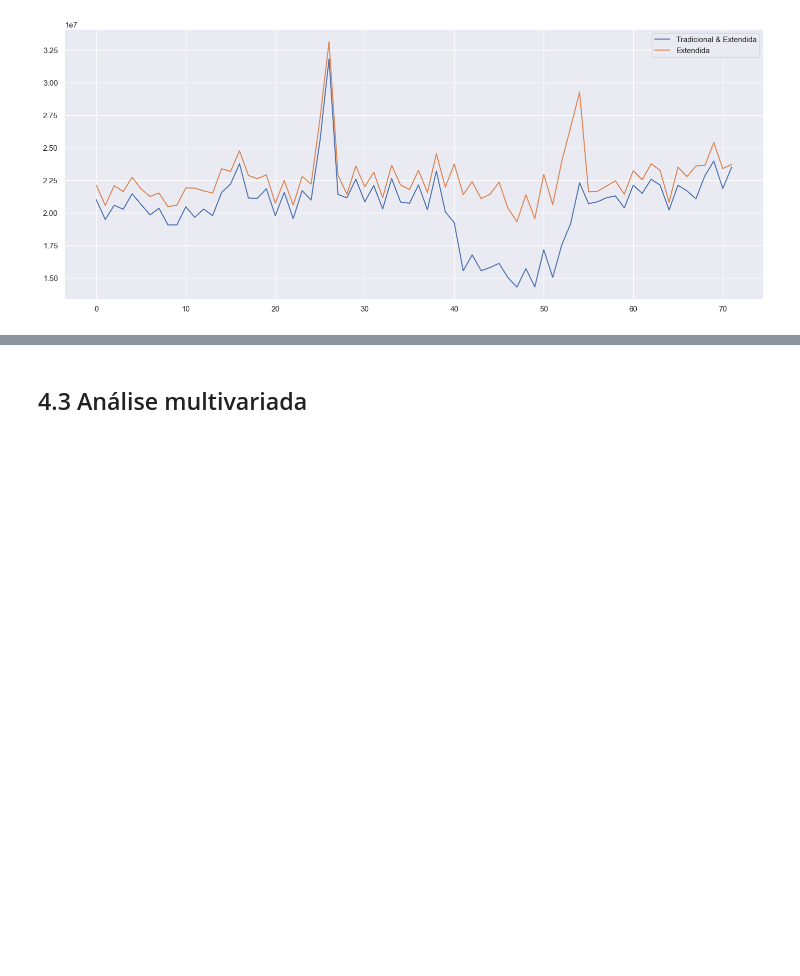
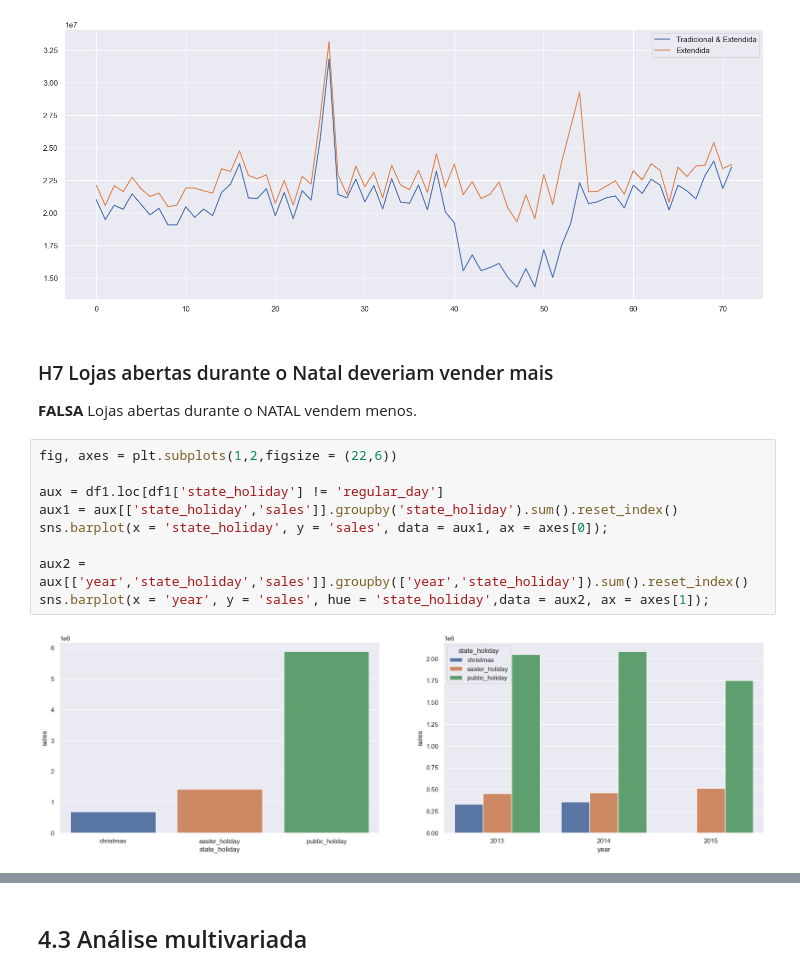
Before and after one commit to PedroPauloMR/ds_em_producao, a Jupyter notebook: main.ipynb, the cells around one changed output, grey strips where cells are left out. Saved outputs shown, nothing was run; the diff lists cells and outputs as text; blank space fills up the shorter version.

```diff
--- a/main.ipynb
+++ b/main.ipynb
@@ -584,3 +584,18 @@ ax.legend(labels = ['Tradicional & Extendida', 'Extendida'])
 # %% [output]
 <matplotlib.legend.Legend at 0x...>
 [figure]
+# %% [markdown]
+### H7 Lojas abertas durante o Natal deveriam vender mais
+
+**FALSA** Lojas abertas durante o NATAL vendem menos.
+# %%
+fig, axes = plt.subplots(1,2,figsize = (22,6))
+
+aux = df1.loc[df1['state_holiday'] != 'regular_day']
+aux1 = aux[['state_holiday','sales']].groupby('state_holiday').sum().reset_index()
+sns.barplot(x = 'state_holiday', y = 'sales', data = aux1, ax = axes[0]);
+
+aux2 = aux[['year','state_holiday','sales']].groupby(['year','state_holiday']).sum().reset_index()
+sns.barplot(x = 'year', y = 'sales', hue = 'state_holiday',data = aux2, ax = axes[1]);
+# %% [output]
+[figure, added]
```
Also changed, not shown: parts of 10 cells of this notebook.
